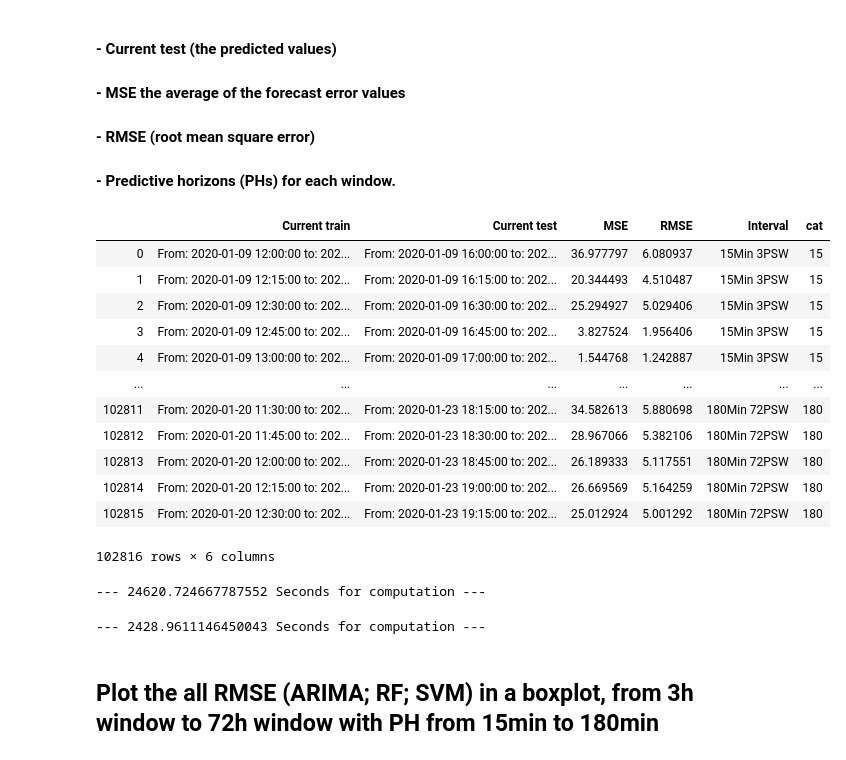
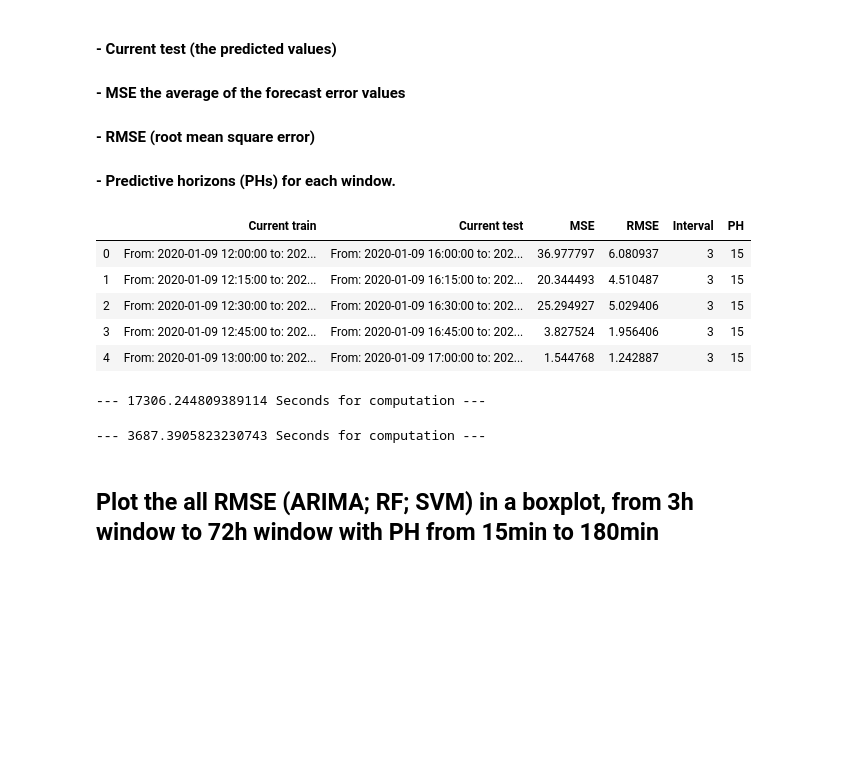
Before and after one commit to theanto/data-analysis-sugarfree, a Jupyter notebook: Arima, Random Forest, SVM/Time series analysis and cross-validation with slide-window(from 3h to 72h) and ARIMA, Random Forest, SVM with PH from 15 to 180min.ipynb, the cells around one changed output. Drawn from its saved outputs; the diff is of its cells as text; code cells hidden in the pictures; blank space fills up the shorter version.

```diff
--- a/Arima, Random Forest, SVM/Time series analysis and cross-validation with slide-window(from 3h to 72h) and ARIMA, Random Forest, SVM with PH from 15 to 180min.ipynb
+++ b/Arima, Random Forest, SVM/Time series analysis and cross-validation with slide-window(from 3h to 72h) and ARIMA, Random Forest, SVM with PH from 15 to 180min.ipynb
@@ -102,5 +67,5 @@ Backtest Machine Learning Models
 # %% [markdown]
 ## Create a windows, compute the predictions and calculate the MAE and RMSE for each window. Save the values in a dataset.
 # %%
-Arima = prediction(data1,1,1,0,0)
+Arima = prediction(data1,1,0,0)
 # %% [output]
@@ -114,32 +79,25 @@ Arima = prediction(data1,1,1,0,0)
 #### - RMSE (root mean square error)
 #### - Predictive horizons (PHs) for each window.
 # %%
-Arima
+Arima.head()
 # %% [output]
-|  | Current train | Current test | MSE | RMSE | Interval | cat |
-| 0 | From: 2020-01-09 12:00:00 to: 202... | From: 2020-01-09 16:00:00 to: 202... | 36.977797 | 6.080937 | 15Min 3PSW | 15 |
-| 1 | From: 2020-01-09 12:15:00 to: 202... | From: 2020-01-09 16:15:00 to: 202... | 20.344493 | 4.510487 | 15Min 3PSW | 15 |
-| 2 | From: 2020-01-09 12:30:00 to: 202... | From: 2020-01-09 16:30:00 to: 202... | 25.294927 | 5.029406 | 15Min 3PSW | 15 |
-| 3 | From: 2020-01-09 12:45:00 to: 202... | From: 2020-01-09 16:45:00 to: 202... | 3.827524 | 1.956406 | 15Min 3PSW | 15 |
-| 4 | From: 2020-01-09 13:00:00 to: 202... | From: 2020-01-09 17:00:00 to: 202... | 1.544768 | 1.242887 | 15Min 3PSW | 15 |
-| ... | ... | ... | ... | ... | ... | ... |
-| 102811 | From: 2020-01-20 11:30:00 to: 202... | From: 2020-01-23 18:15:00 to: 202... | 34.582613 | 5.880698 | 180Min 72PSW | 180 |
-| 102812 | From: 2020-01-20 11:45:00 to: 202... | From: 2020-01-23 18:30:00 to: 202... | 28.967066 | 5.382106 | 180Min 72PSW | 180 |
-| 102813 | From: 2020-01-20 12:00:00 to: 202... | From: 2020-01-23 18:45:00 to: 202... | 26.189333 | 5.117551 | 180Min 72PSW | 180 |
-| 102814 | From: 2020-01-20 12:15:00 to: 202... | From: 2020-01-23 19:00:00 to: 202... | 26.669569 | 5.164259 | 180Min 72PSW | 180 |
-| 102815 | From: 2020-01-20 12:30:00 to: 202... | From: 2020-01-23 19:15:00 to: 202... | 25.012924 | 5.001292 | 180Min 72PSW | 180 |
+|  | Current train | Current test | MSE | RMSE | Interval | PH |
+| 0 | From: 2020-01-09 12:00:00 to: 202... | From: 2020-01-09 16:00:00 to: 202... | 36.977797 | 6.080937 | 3 | 15 |
+| 1 | From: 2020-01-09 12:15:00 to: 202... | From: 2020-01-09 16:15:00 to: 202... | 20.344493 | 4.510487 | 3 | 15 |
+| 2 | From: 2020-01-09 12:30:00 to: 202... | From: 2020-01-09 16:30:00 to: 202... | 25.294927 | 5.029406 | 3 | 15 |
+| 3 | From: 2020-01-09 12:45:00 to: 202... | From: 2020-01-09 16:45:00 to: 202... | 3.827524 | 1.956406 | 3 | 15 |
+| 4 | From: 2020-01-09 13:00:00 to: 202... | From: 2020-01-09 17:00:00 to: 202... | 1.544768 | 1.242887 | 3 | 15 |
-102816 rows × 6 columns
 # %%
 X = data2.drop('sugarValue', axis=1)
 y = data2['sugarValue']
 # %%
-RF = prediction(data2,2,1, X, y)
+RF = prediction(data2,2, X, y)
 # %% [output]
---- 24620.724667787552 Seconds for computation ---
+--- 17306.244809389114 Seconds for computation ---
 # %%
-SVM = prediction(data2,3,1, X, y)
+SVM = prediction(data2,3, X, y)
 # %% [output]
---- 2428.9611146450043 Seconds for computation ---
+--- 3687.3905823230743 Seconds for computation ---
 # %% [markdown]
 ## Plot the all RMSE (ARIMA; RF; SVM) in a boxplot, from 3h window to 72h window with PH from 15min to 180min
 # %%
```
Also changed, not shown: parts of 6 cells of this notebook, 2 other files.
